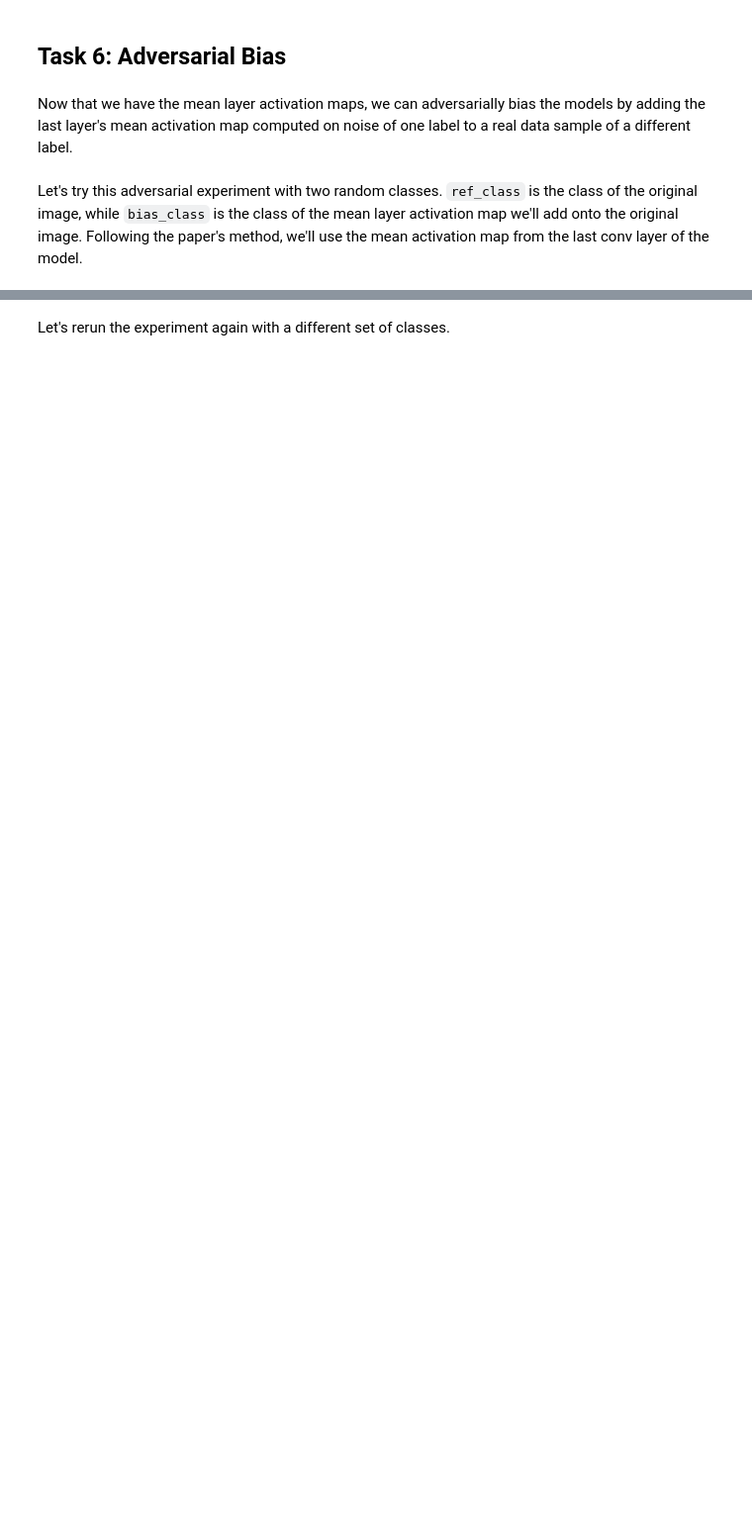
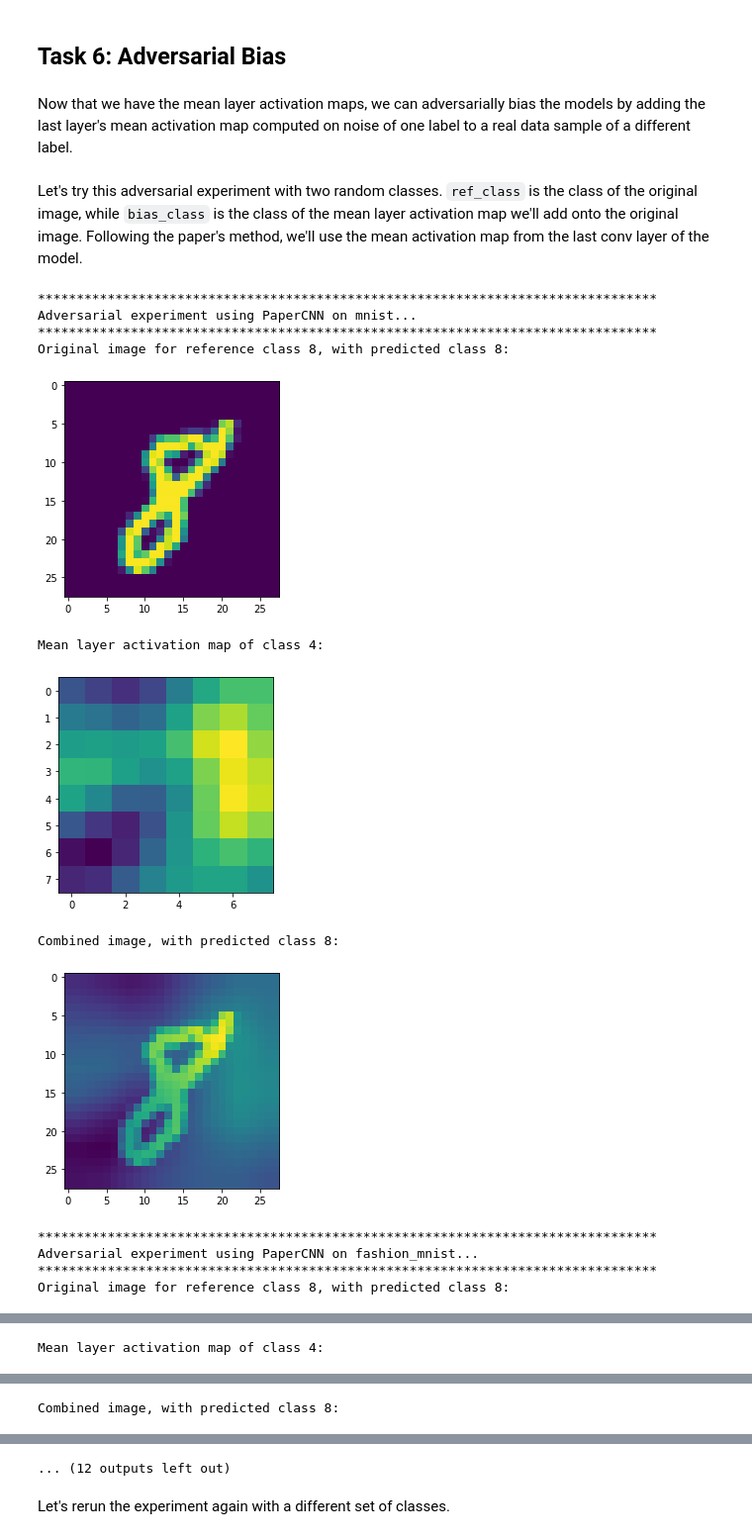
Before and after one commit to mengyu-yang/WhiteNoise, a Jupyter notebook: PaperAssignment.ipynb, the cells around one changed output, grey strips where cells are left out. Shown at 99% size. Saved outputs shown, nothing was run; the diff lists cells and outputs as text; code cells hidden in the pictures; blank space fills up the shorter version.

````diff
--- a/PaperAssignment.ipynb
+++ b/PaperAssignment.ipynb
@@ -196,11 +216,23 @@ from adversarial_bias import AdversarialMain
 # %% [markdown]
 Let's try this adversarial experiment with two random classes. ```ref_class``` is the class of the original image, while ```bias_class``` is the class of the mean layer activation map we'll add onto the original image. Following the paper's method, we'll use the mean activation map from the last conv layer of the model.
 # %%
-ref_class = 5
-bias_class = 3
+ref_class = 8
+bias_class = 4
 
-# for model_name in ["PaperCNN", "Alexish"]:
-#     for dataset_name in ["mnist", "fashion_mnist"]:
-for model_name in ["PaperCNN"]:
-    for dataset_name in ["mnist"]:
+for model_name in ["PaperCNN", "Alexish"]:
+    for dataset_name in ["mnist", "fashion_mnist"]:
         AdversarialMain(ckpt_path, model_name, dataset_name, ref_class, bias_class, model_noise_act_maps, "Last Conv")
+# %% [output]
+********************************************************************************
+Adversarial experiment using PaperCNN on mnist...
+********************************************************************************
+Original image for reference class 8, with predicted class 8:
+[figure, added]
+Mean layer activation map of class 4:
+[figure, added]
+Combined image, with predicted class 8:
+[figure, added]
+********************************************************************************
+Adversarial experiment using PaperCNN on fashion_mnist...
+********************************************************************************
+Original image for reference class 8, with predicted class 8:
@@ -206,0 +240 @@ for model_name in ["PaperCNN"]:
+Mean layer activation map of class 4:
@@ -206,0 +242 @@ for model_name in ["PaperCNN"]:
+Combined image, with predicted class 8:
@@ -207,3 +244,4 @@ for model_name in ["PaperCNN"]:
+... (12 outputs left out)
 # %% [markdown]
 Let's rerun the experiment again with a different set of classes.
 # %%
````
Also changed, not shown: parts of 9 cells of this notebook, 3 other files.
